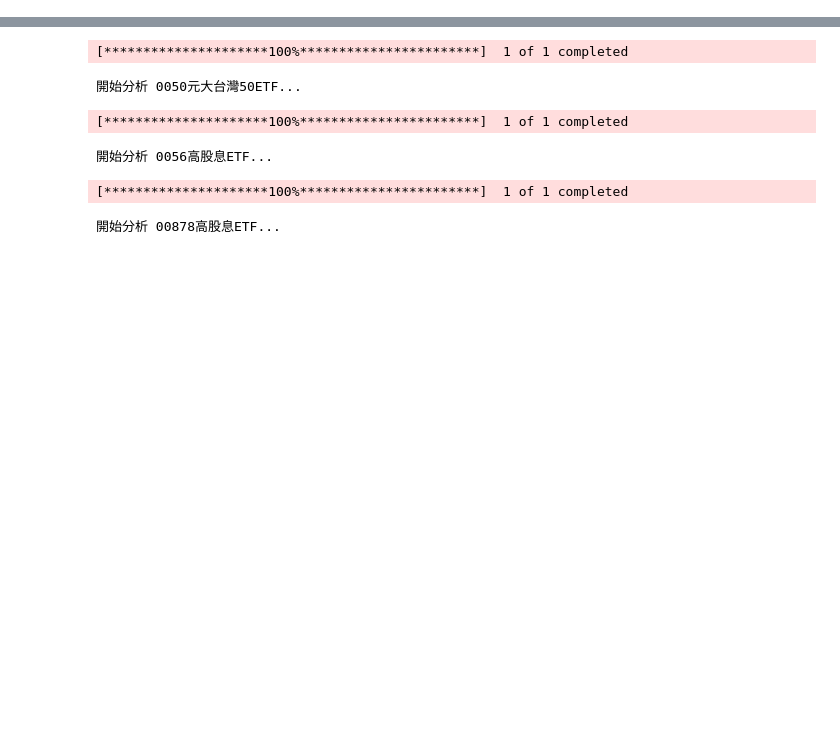
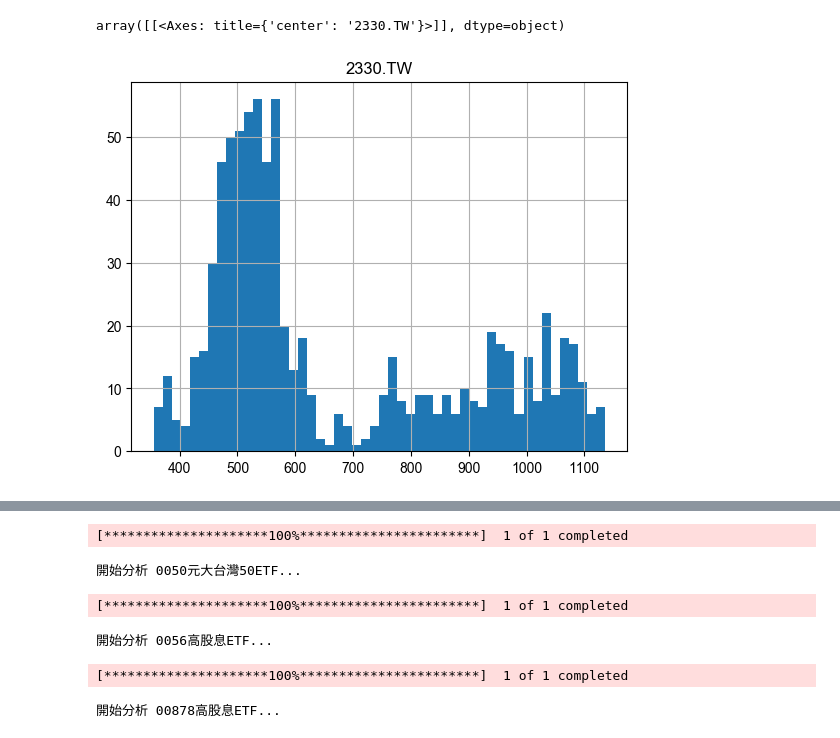
Before and after one commit to adam-liao/PythonWeb, a Jupyter notebook: TW2330-0056/boxz_with_distribution.ipynb, the cells around one changed output, grey strips where cells are left out. Saved outputs shown, nothing was run; the diff lists cells and outputs as text; code cells hidden in the pictures; blank space fills up the shorter version.

```diff
--- a/TW2330-0056/boxz_with_distribution.ipynb
+++ b/TW2330-0056/boxz_with_distribution.ipynb
@@ -68,0 +84,12 @@ Date
+# %%
+### 這一行不用執行
+#收盤價不是「穩定分布的變數」
+#	•	收盤價（Close）是累積的結果，不斷上升或下降，沒有明確的上下邊界或平均值。
+#	•	比如台積電十年前 100 元，今天 800 元，這樣的價格分布一定是右偏、非對稱。
+#	•	👉 所以畫出來的 histogram 會非常偏態（skewed），不適合用常態分布來分析。
+
+#價格偏高端集中（右偏）。
+base_data['Close'].hist(bins=50)
+# %% [output]
+array([[<Axes: title={'center': '2330.TW'}>]], dtype=object)
+[figure, added]
```
Also changed, not shown: parts of 4 cells of this notebook.
